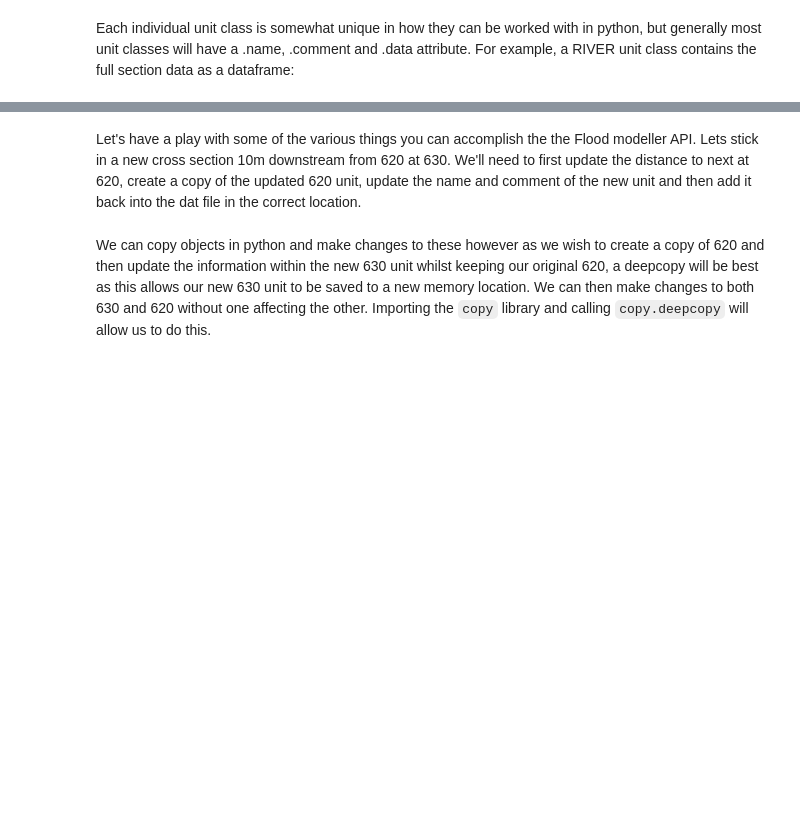
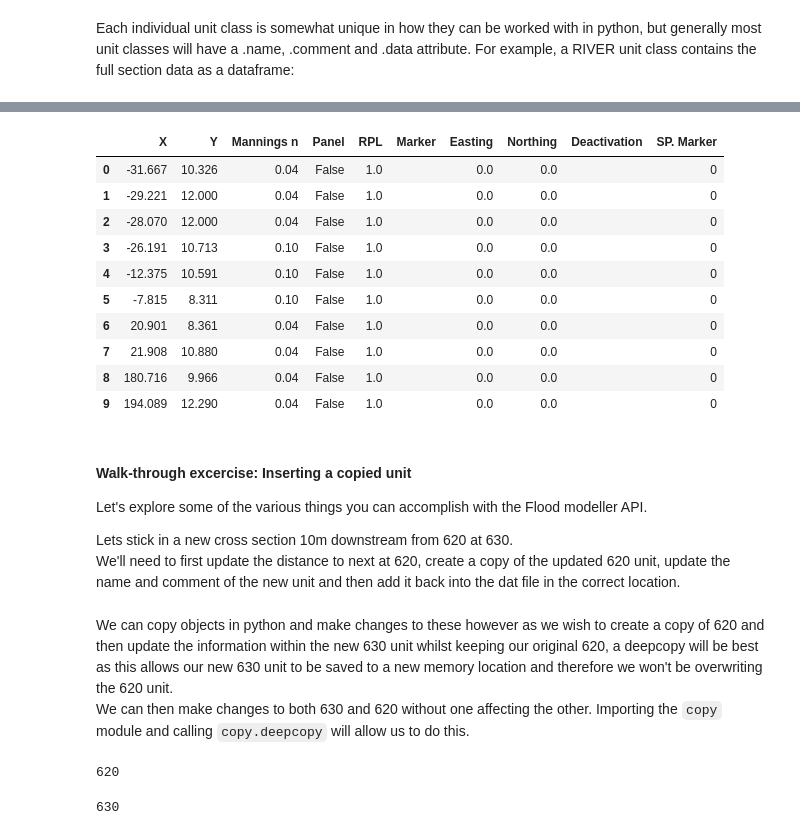
Before and after one commit to People-Places-Solutions/floodmodeller-api, a Jupyter notebook: demo/01-get-started.ipynb, the cells around one changed output, grey strips where cells are left out. Saved outputs shown, nothing was run; the diff lists cells and outputs as text; code cells hidden in the pictures; blank space fills up the shorter version.

```diff
--- a/demo/01-get-started.ipynb
+++ b/demo/01-get-started.ipynb
@@ -237,17 +365,42 @@ print(ex3_dat.sections['620'].dist_to_next) # print the distance to next section
+# %%
+ex3_dat.sections['620'].data.iloc[3:6, 2] = 0.1
+ex3_dat.sections['620'].data
+# %% [output]
+|  | X | Y | Mannings n | Panel | RPL | Marker | Easting | Northing | Deactivation | SP. Marker |
+| 0 | -31.667 | 10.326 | 0.04 | False | 1.0 |  | 0.0 | 0.0 |  | 0 |
+| 1 | -29.221 | 12.000 | 0.04 | False | 1.0 |  | 0.0 | 0.0 |  | 0 |
+| 2 | -28.070 | 12.000 | 0.04 | False | 1.0 |  | 0.0 | 0.0 |  | 0 |
+| 3 | -26.191 | 10.713 | 0.10 | False | 1.0 |  | 0.0 | 0.0 |  | 0 |
+| 4 | -12.375 | 10.591 | 0.10 | False | 1.0 |  | 0.0 | 0.0 |  | 0 |
+| 5 | -7.815 | 8.311 | 0.10 | False | 1.0 |  | 0.0 | 0.0 |  | 0 |
+| 6 | 20.901 | 8.361 | 0.04 | False | 1.0 |  | 0.0 | 0.0 |  | 0 |
+| 7 | 21.908 | 10.880 | 0.04 | False | 1.0 |  | 0.0 | 0.0 |  | 0 |
+| 8 | 180.716 | 9.966 | 0.04 | False | 1.0 |  | 0.0 | 0.0 |  | 0 |
+| 9 | 194.089 | 12.290 | 0.04 | False | 1.0 |  | 0.0 | 0.0 |  | 0 |
 # %% [markdown]
-Let's have a play with some of the various things you can accomplish the the Flood modeller API. Lets stick in a new cross section 10m downstream from 620 at 630. We'll need to first update the distance to next at 620, create a copy of the updated 620 unit, update the name and comment of the new unit and then add it back into the dat file in the correct location.
+#### Walk-through excercise: Inserting a copied unit
+
+Let's explore some of the various things you can accomplish with the Flood modeller API.
+
+Lets stick in a new cross section 10m downstream from 620 at 630.
+We'll need to first update the distance to next at 620, create a copy of the updated 620 unit, update the name and comment of the new unit and then add it back into the dat file in the correct location.
 # %%
 ex3_dat.sections['620'].dist_to_next = 10.0 # Update the distance to next section to 10m
 # %% [markdown]
-We can copy objects in python and make changes to these however as we wish to create a copy of 620 and then update the information within the new 630 unit whilst keeping our original 620, a deepcopy will be best as this allows our new 630 unit to be saved to a new memory location. We can then make changes to both 630 and 620 without one affecting the other. Importing the `copy` library and calling `copy.deepcopy` will allow us to do this.
+We can copy objects in python and make changes to these however as we wish to create a copy of 620 and then update the information within the new 630 unit whilst keeping our original 620, a deepcopy will be best as this allows our new 630 unit to be saved to a new memory location and therefore we won't be overwriting the 620 unit.
+We can then make changes to both 630 and 620 without one affecting the other. Importing the `copy` module and calling `copy.deepcopy` will allow us to do this.
 # %%
 import copy
 
 unit_630 = copy.deepcopy(ex3_dat.sections['620']) #make a copy of the upstream node and save it as unit_630
 print(unit_630.name)
+# %% [output]
+620
 # %%
 unit_630.name = '630' #assign the new name for our unit
 print(unit_630.name)
+# %% [output]
+630
 # %%
 unit_630.comment = 'copy of upstream XS' #update the comment to reflect the origin of this cross section
 unit_630.comment
```
Also changed, not shown: parts of 64 cells of this notebook, 15 other files.
